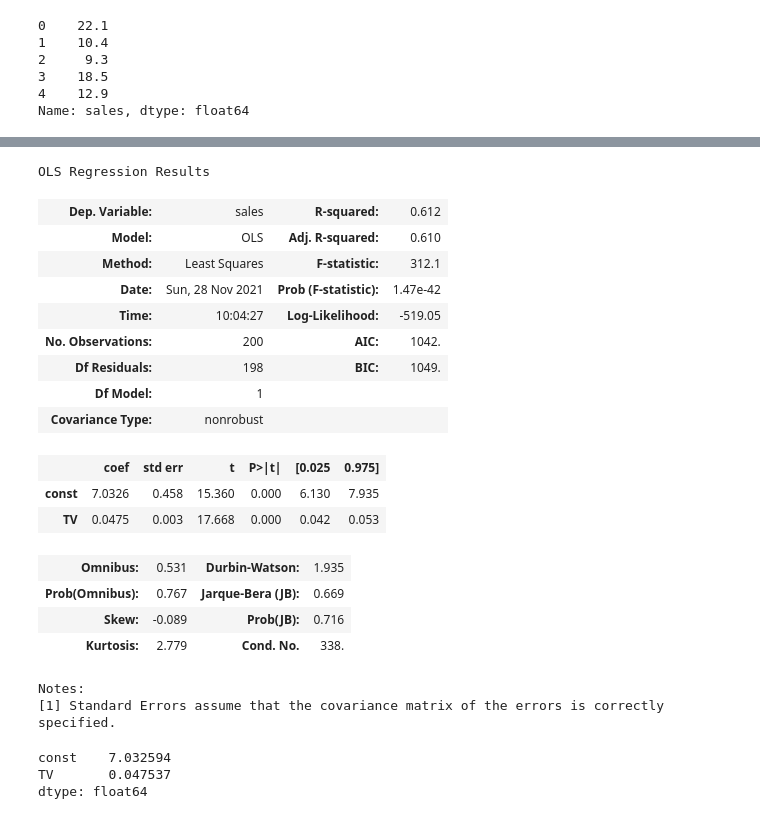
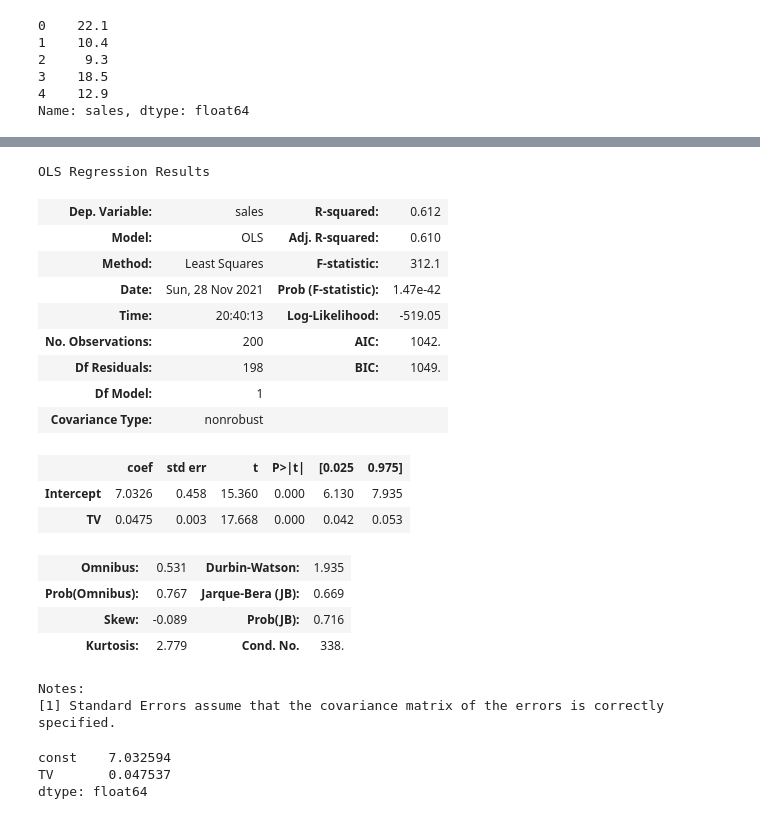
Before and after one commit to abdullahcayde/Data_Analysis, a Jupyter notebook: Advertising_Analysis.ipynb, the cells around one changed output, grey strips where cells are left out. Saved outputs shown, nothing was run; the diff lists cells and outputs as text; code cells hidden in the pictures.

```diff
--- a/Advertising_Analysis.ipynb
+++ b/Advertising_Analysis.ipynb
@@ -122,25 +144,28 @@ model = lm.fit()
-# %%
-model.summary()
-# %% [output]
-OLS Regression Results
-| Dep. Variable: | sales | R-squared: | 0.612 |
-| Model: | OLS | Adj. R-squared: | 0.610 |
-| Method: | Least Squares | F-statistic: | 312.1 |
-| Date: | Sun, 28 Nov 2021 | Prob (F-statistic): | 1.47e-42 |
-| Time: | 10:04:27 | Log-Likelihood: | -519.05 |
-| No. Observations: | 200 | AIC: | 1042. |
-| Df Residuals: | 198 | BIC: | 1049. |
-| Df Model: | 1 |  |  |
-| Covariance Type: | nonrobust |  |  |
-|  | coef | std err | t | P>|t| | [0.025 | 0.975] |
-| const | 7.0326 | 0.458 | 15.360 | 0.000 | 6.130 | 7.935 |
-| TV | 0.0475 | 0.003 | 17.668 | 0.000 | 0.042 | 0.053 |
-| Omnibus: | 0.531 | Durbin-Watson: | 1.935 |
-| Prob(Omnibus): | 0.767 | Jarque-Bera (JB): | 0.669 |
-| Skew: | -0.089 | Prob(JB): | 0.716 |
-| Kurtosis: | 2.779 | Cond. No. | 338. |
-Notes:
-[1] Standard Errors assume that the covariance matrix of the errors is correctly specified.
+# %%
+import statsmodels.formula.api as smf
+lm = smf.ols('sales ~ TV', df)
+model = lm.fit()
+model.summary()
+# %% [output]
+OLS Regression Results
+| Dep. Variable: | sales | R-squared: | 0.612 |
+| Model: | OLS | Adj. R-squared: | 0.610 |
+| Method: | Least Squares | F-statistic: | 312.1 |
+| Date: | Sun, 28 Nov 2021 | Prob (F-statistic): | 1.47e-42 |
+| Time: | 20:40:13 | Log-Likelihood: | -519.05 |
+| No. Observations: | 200 | AIC: | 1042. |
+| Df Residuals: | 198 | BIC: | 1049. |
+| Df Model: | 1 |  |  |
+| Covariance Type: | nonrobust |  |  |
+|  | coef | std err | t | P>|t| | [0.025 | 0.975] |
+| Intercept | 7.0326 | 0.458 | 15.360 | 0.000 | 6.130 | 7.935 |
+| TV | 0.0475 | 0.003 | 17.668 | 0.000 | 0.042 | 0.053 |
+| Omnibus: | 0.531 | Durbin-Watson: | 1.935 |
+| Prob(Omnibus): | 0.767 | Jarque-Bera (JB): | 0.669 |
+| Skew: | -0.089 | Prob(JB): | 0.716 |
+| Kurtosis: | 2.779 | Cond. No. | 338. |
+Notes:
+[1] Standard Errors assume that the covariance matrix of the errors is correctly specified.
 # %%
 model.params
 # %% [output]
```
Also changed, not shown: parts of 14 cells of this notebook, 1 other file.
